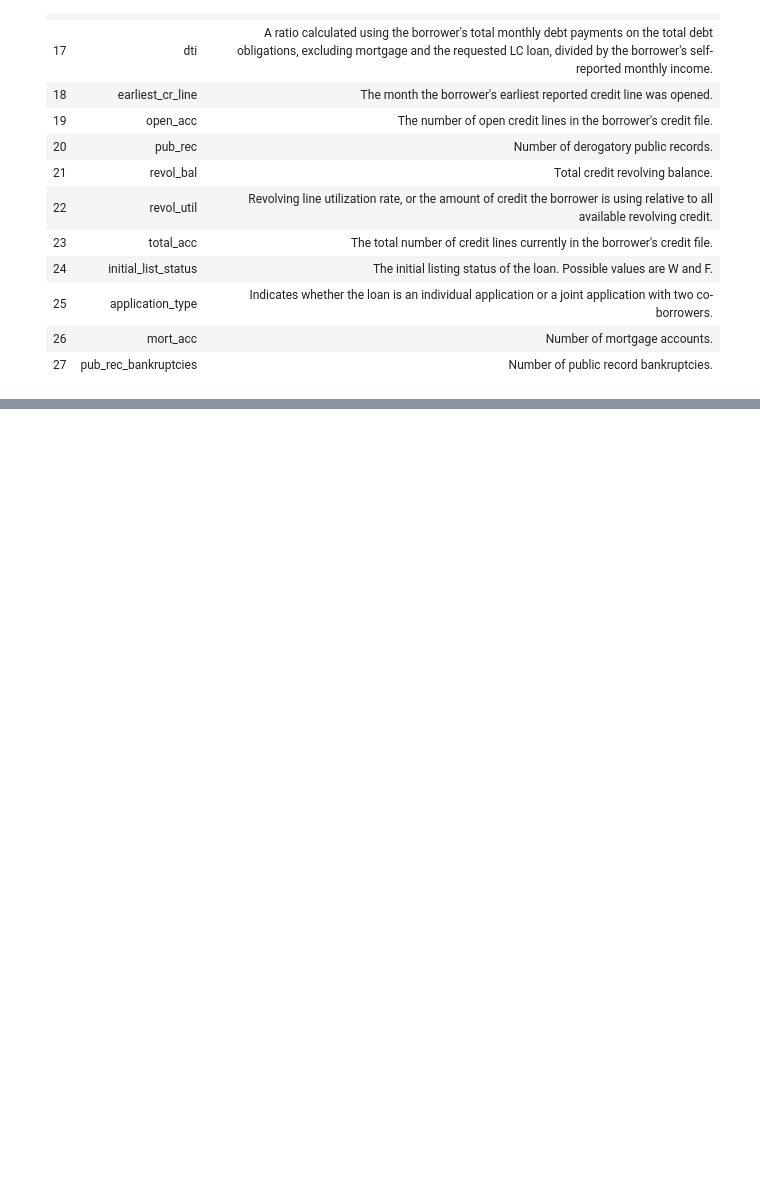
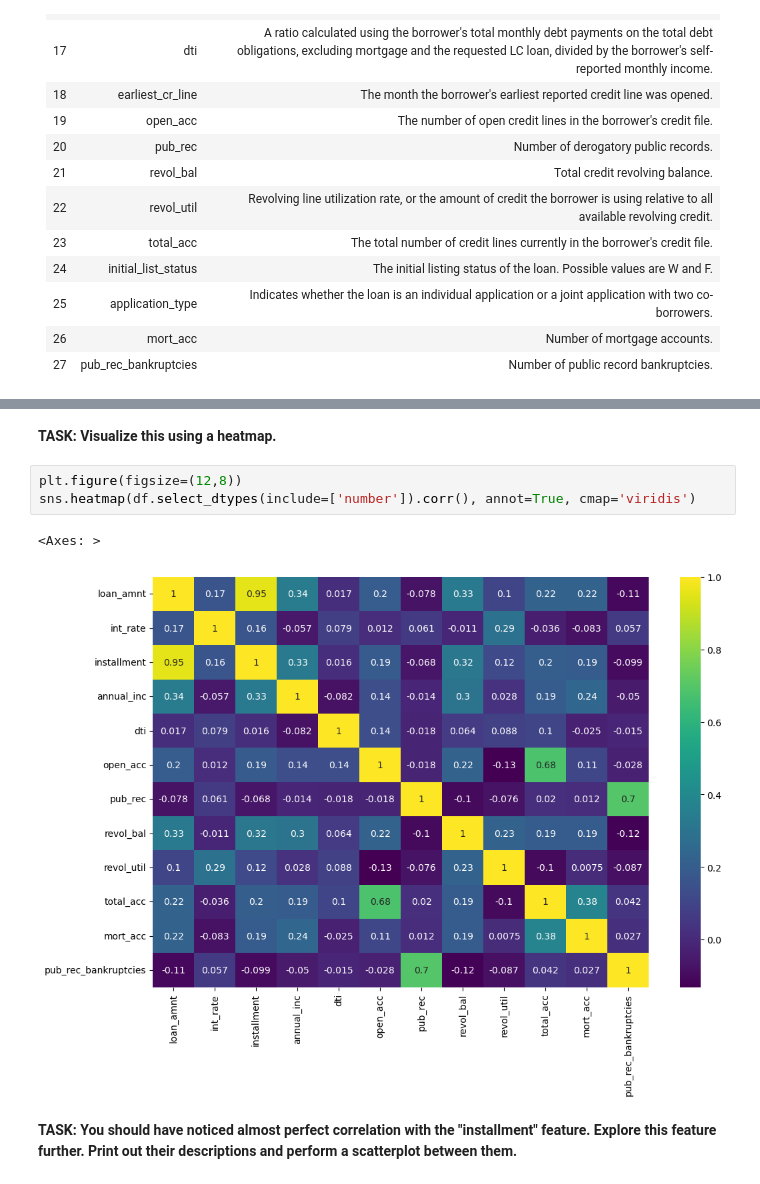
Before and after one commit to ranjansinghds/TensorFlow-Keras-API-Project, a Jupyter notebook: tensorflow_keras_project.ipynb, the cells around one changed output, grey strips where cells are left out. Saved outputs shown, nothing was run; the diff lists cells and outputs as text; blank space fills up the shorter version.

```diff
--- a/tensorflow_keras_project.ipynb
+++ b/tensorflow_keras_project.ipynb
@@ -47,0 +135,10 @@ There are many LendingClub data sets on Kaggle. Here is the information on this
+# %% [markdown]
+**TASK: Visualize this using a heatmap.**
+# %%
+plt.figure(figsize=(12,8))
+sns.heatmap(df.select_dtypes(include=['number']).corr(), annot=True, cmap='viridis')
+# %% [output]
+<Axes: >
+[figure, added]
+# %% [markdown]
+**TASK: You should have noticed almost perfect correlation with the "installment" feature. Explore this feature further. Print out their descriptions and perform a scatterplot between them.**
```
Also changed, not shown: parts of 106 cells of this notebook.
